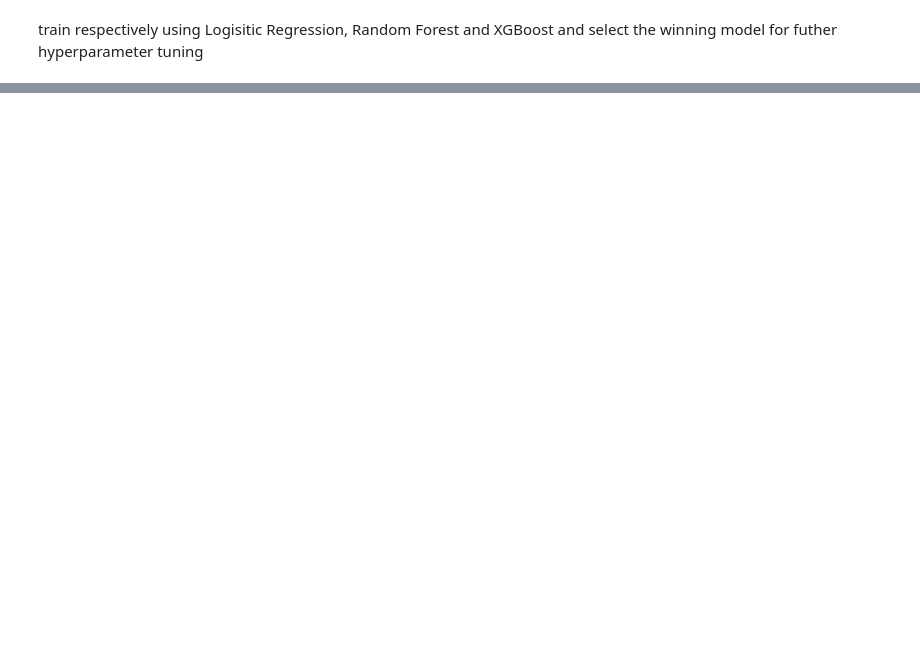
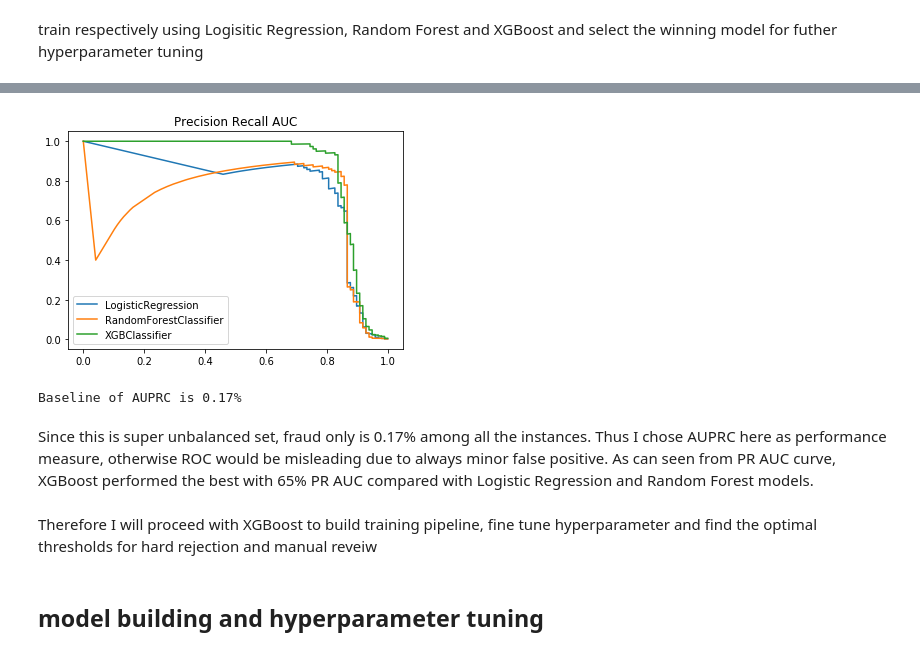
Before and after one commit to julie87zhang/python_exercise, a Jupyter notebook: credit_fraud.ipynb, the cells around one changed output, grey strips where cells are left out. Saved outputs shown, nothing was run; the diff lists cells and outputs as text; code cells hidden in the pictures; blank space fills up the shorter version.

```diff
--- a/credit_fraud.ipynb
+++ b/credit_fraud.ipynb
@@ -208,0 +240,18 @@ XGBClassifier : AUPRC 65.12% ; ROC 92.32% ; training time 87.0 seconds
+# %%
+#plot PRC of 3 models
+for i in ['LogisticRegression','RandomForestClassifier','XGBClassifier']:
+    plt.plot(recall_dic[i],precision_dic[i],label=i)
+    plt.title('Precision Recall AUC')
+    plt.legend()
+# %% [output]
+[figure, added]
+# %%
+print('Baseline of AUPRC is {:.2%}'.format(np.bincount(y_test)[1]/len(y_test)))
+# %% [output]
+Baseline of AUPRC is 0.17%
+# %% [markdown]
+Since this is super unbalanced set, fraud only is 0.17% among all the instances. Thus I chose AUPRC here as performance measure, otherwise ROC would be misleading due to always minor false positive. As can seen from PR AUC curve, XGBoost performed the best with 65% PR AUC compared with Logistic Regression and Random Forest models.
+# %% [markdown]
+Therefore I will proceed with XGBoost to build training pipeline, fine tune hyperparameter and find the optimal thresholds for hard rejection and manual reveiw
+# %% [markdown]
+## model building and hyperparameter tuning
```
Also changed, not shown: parts of 8 cells of this notebook.
